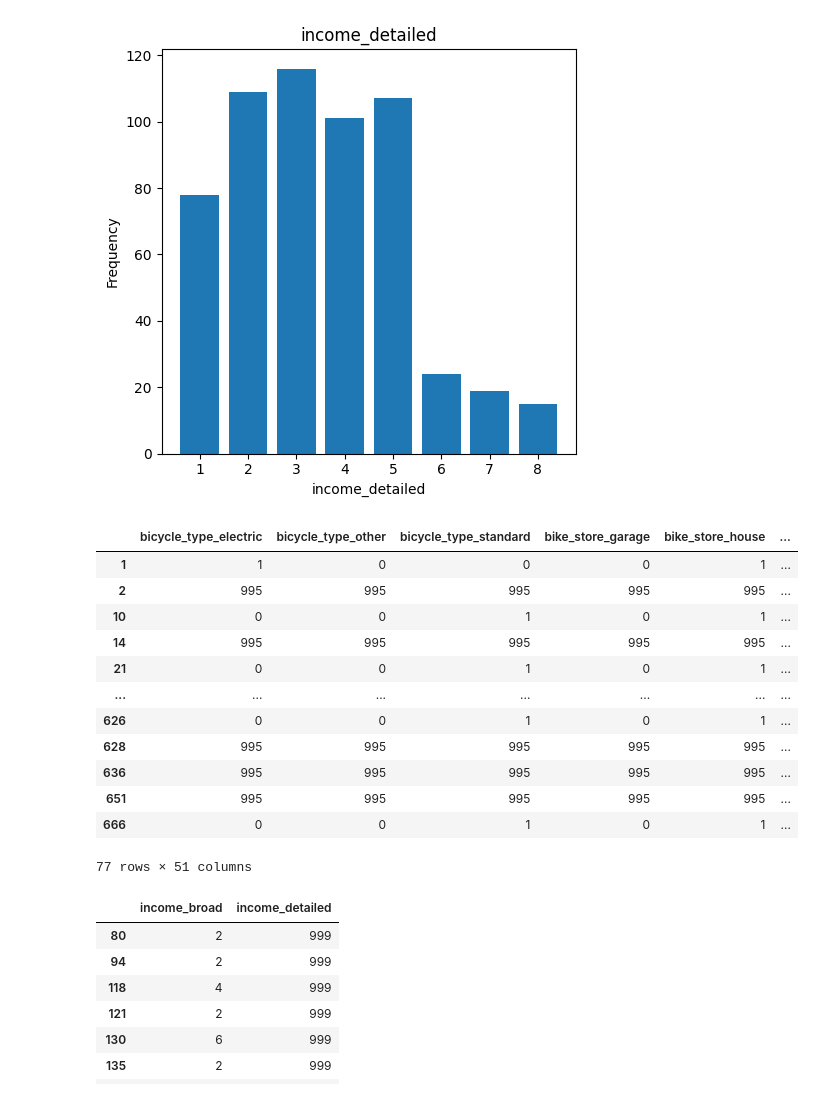
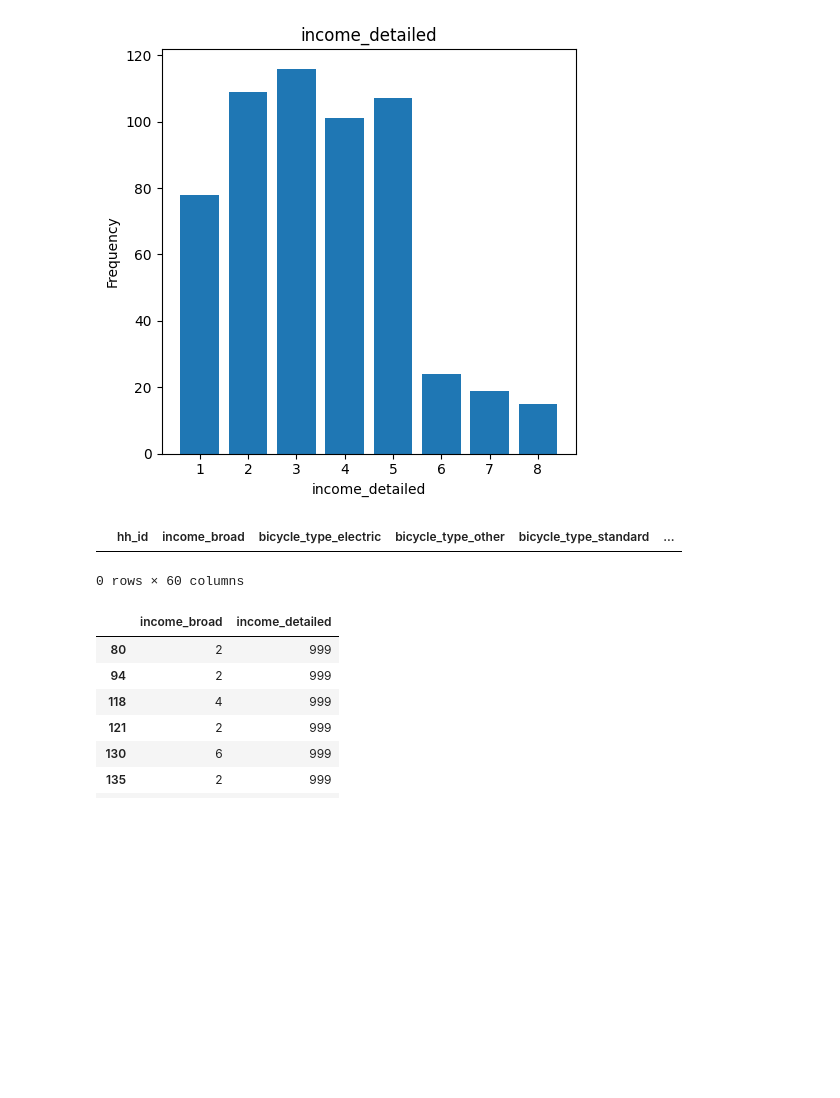
Before and after one commit to RSGInc/scog_model, a Jupyter notebook: 1-Inputs_Preparation/Survey/1_SurveyEstDataset.ipynb, the cells around one changed output. Drawn from its saved outputs; the diff is of its cells as text; code cells hidden in the pictures; blank space fills up the shorter version.

```diff
--- a/1-Inputs_Preparation/Survey/1_SurveyEstDataset.ipynb
+++ b/1-Inputs_Preparation/Survey/1_SurveyEstDataset.ipynb
@@ -145,12 +145,13 @@ def tripQA(trips_df, lookup_pairs, qa_queries):
 # read in survey tables: households and trips
 
 trips = pd.read_csv('data/trip.csv')
-hh = pd.read_csv('data/hh.csv')
+hh = pd.read_csv('data/hh_income_imputed.csv') # imputed income from TMR
 person = pd.read_csv('data/person.csv')
 # %%
 #Get specific variables for HH characteristics
 hh["hh_size"] = np.where(hh["num_people"]>=4, 4, hh["num_people"])
 hh["w_size"] = np.where(hh["num_workers"]>=3, 3, hh["num_workers"])
+hh["v_size"] = np.where(hh["num_vehicles"]>=3, 3, hh["num_vehicles"])
 # %%
 freqPlot(hh,'num_people')
 # %% [output]
@@ -171,11 +172,11 @@ freqPlot(hh,'num_workers')
 
 
 income_cat = [
-    (hh['income_broad'] == 999),
-    (hh['income_broad'] == 1),
-    (hh['income_broad'] == 2),
-    (hh['income_broad'] == 3),
-    (hh['income_broad'] >= 4)
+    (hh['income_imputed'] == 999),
+    (hh['income_imputed'] == 1),
+    (hh['income_imputed'] == 2),
+    (hh['income_imputed'] == 3),
+    (hh['income_imputed'] >= 4)
 ]
 income_cat_labels = ['NR','INC1','INC2','INC3','INC4'] # using NR for no response
 hh["hh_inc"] = np.select(income_cat, income_cat_labels, default='NR')
@@ -192,21 +193,10 @@ freqPlot(hh,'income_detailed','income_detailed <= 8')
 # %% [output]
 [figure]
 # %%
-hh[(hh['income_broad'] == 999)]
+hh[(hh['income_imputed'] == 999)]
 # %% [output]
-|  | bicycle_type_electric | bicycle_type_other | bicycle_type_standard | bike_store_garage | bike_store_house | ... |
-| 1 | 1 | 0 | 0 | 0 | 1 | ... |
-| 2 | 995 | 995 | 995 | 995 | 995 | ... |
-| 10 | 0 | 0 | 1 | 0 | 1 | ... |
-| 14 | 995 | 995 | 995 | 995 | 995 | ... |
-| 21 | 0 | 0 | 1 | 0 | 1 | ... |
-| ... | ... | ... | ... | ... | ... | ... |
-| 626 | 0 | 0 | 1 | 0 | 1 | ... |
-| 628 | 995 | 995 | 995 | 995 | 995 | ... |
-| 636 | 995 | 995 | 995 | 995 | 995 | ... |
-| 651 | 995 | 995 | 995 | 995 | 995 | ... |
-| 666 | 0 | 0 | 1 | 0 | 1 | ... |
+|  | hh_id | income_broad | bicycle_type_electric | bicycle_type_other | bicycle_type_standard | ... |
-77 rows × 51 columns
+0 rows × 60 columns
 # %%
 # 26 HHs provided broad income, but not detailed
 hh.loc[((hh['income_broad'] == 999) | (hh['income_detailed'] == 999)) & (hh['income_broad'] != hh['income_detailed']), ['income_broad','income_detailed']]
```
Also changed, not shown: parts of 15 cells of this notebook, 4 other files.
